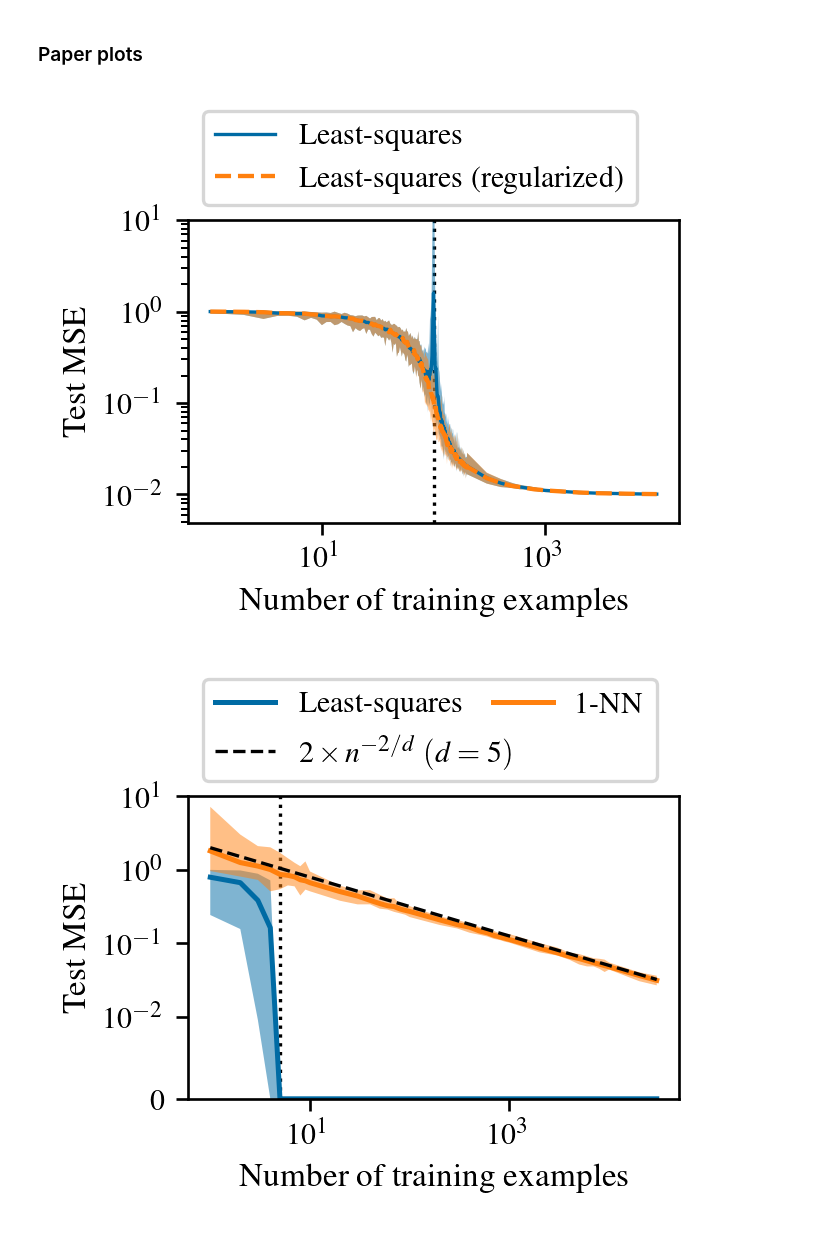
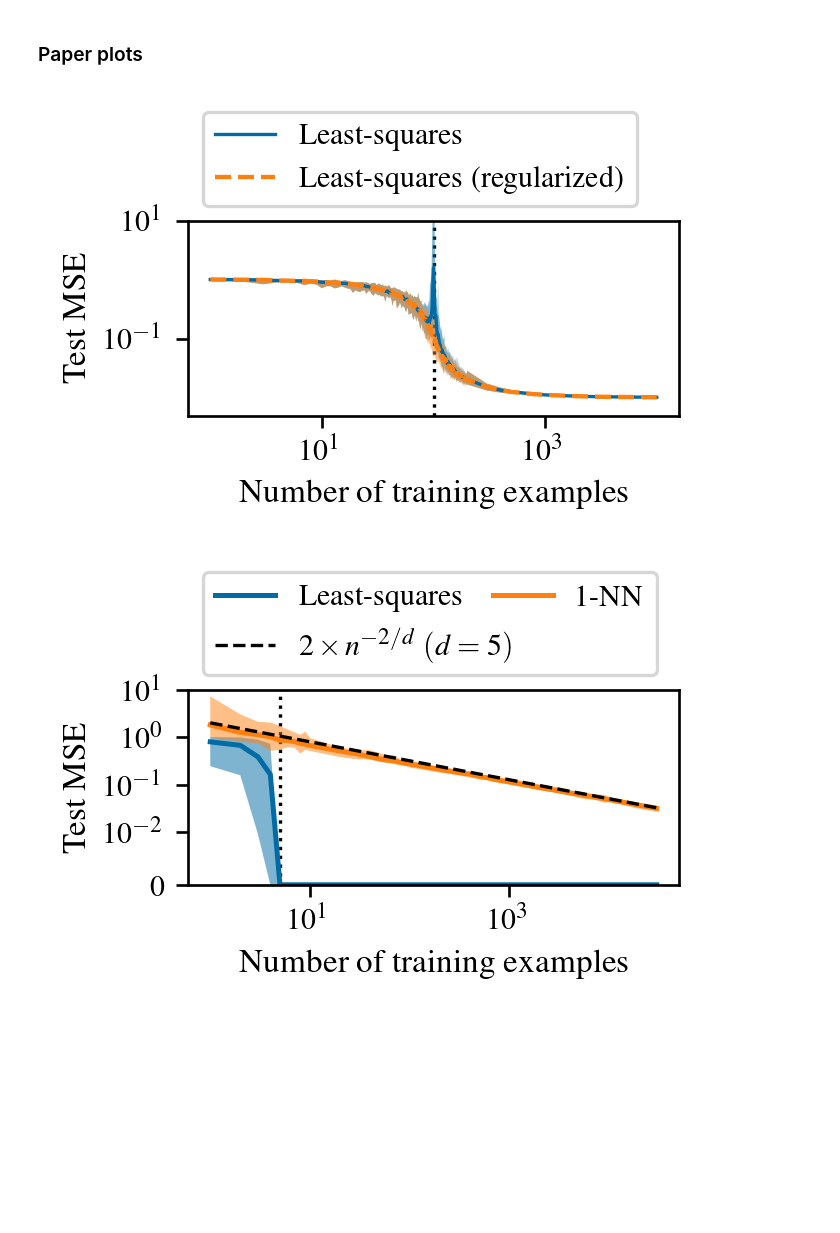
Before and after one commit to ed1d1a8d/scaling, a Jupyter notebook: notebooks/regression/with-noise.ipynb, the cells around one changed output. Cells and saved outputs as stored; diff of their text form; code cells hidden in the pictures; blank space fills up the shorter version.

```diff
--- a/notebooks/regression/with-noise.ipynb
+++ b/notebooks/regression/with-noise.ipynb
@@ -255,7 +255,7 @@ plt.style.use(
     ],
 )
 width = stylesheets.ME_FOMO_2023["col2_width"]
-plt.figure(figsize=(width, 0.62 * width))
+plt.figure(figsize=(width, 0.4 * width))
 
 fancy_plot(
     df=df,
@@ -265,34 +265,34 @@ fancy_plot(
     ci_alpha=0.5,
     linewidth=1,
 )
 fancy_plot(
     df=df,
     target="map_mse",
     label="Least-squares (regularized)",
     err_irreducible=df.sigma[0] ** 2,
     ci_alpha=0.5,
     linestyle="--",
     linewidth=1.3,
 )
 
 plt.axvline(
     df.d[0],
     color="black",
     linestyle=":",
     zorder=-10,
     linewidth=1,
 )
 
 plt.xscale("log")
 plt.yscale("log")
 plt.ylabel("Test MSE")
 plt.xlabel("Number of training examples")
 plt.ylim(top=1e1)
 plt.legend(loc="lower left", bbox_to_anchor=(0, 1))
 
 plt.savefig("figures/linreg-noised.pgf", bbox_inches="tight")
 # %% [output]
-[figure, old version]
+[figure, new version]
 # %%
 plt.style.use(
     [
@@ -304,7 +304,7 @@ plt.style.use(
     ],
 )
 width = stylesheets.ME_FOMO_2023["col2_width"]
-plt.figure(figsize=(width, 0.62 * width))
+plt.figure(figsize=(width, 0.4 * width))
 
 fancy_plot(
     df=df_small,
@@ -346,4 +346,4 @@ plt.legend(
 
 plt.savefig("figures/linreg-noiseless.pgf", bbox_inches="tight")
 # %% [output]
-[figure, old version]
+[figure, new version]
```
Also changed, not shown: 11 other files.
